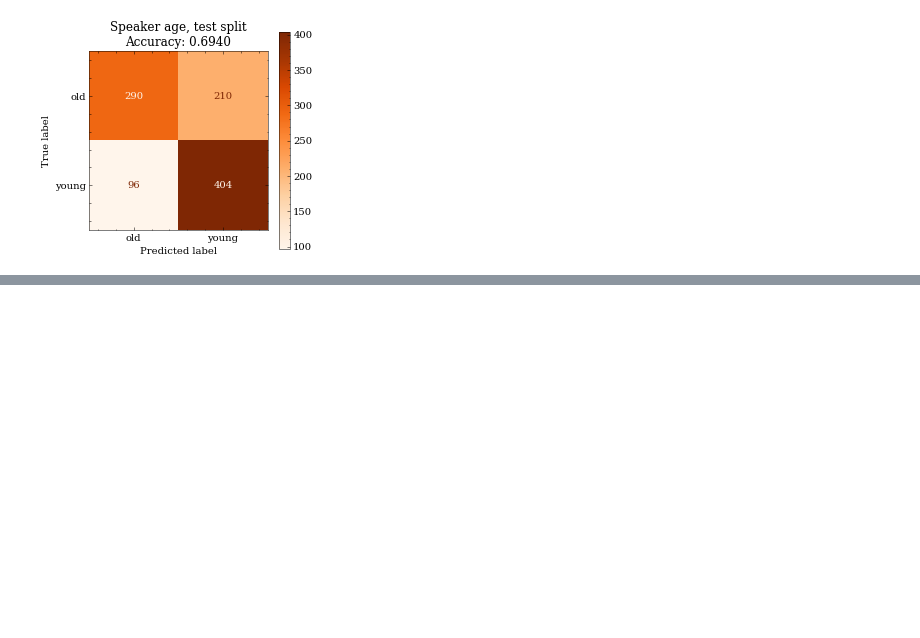
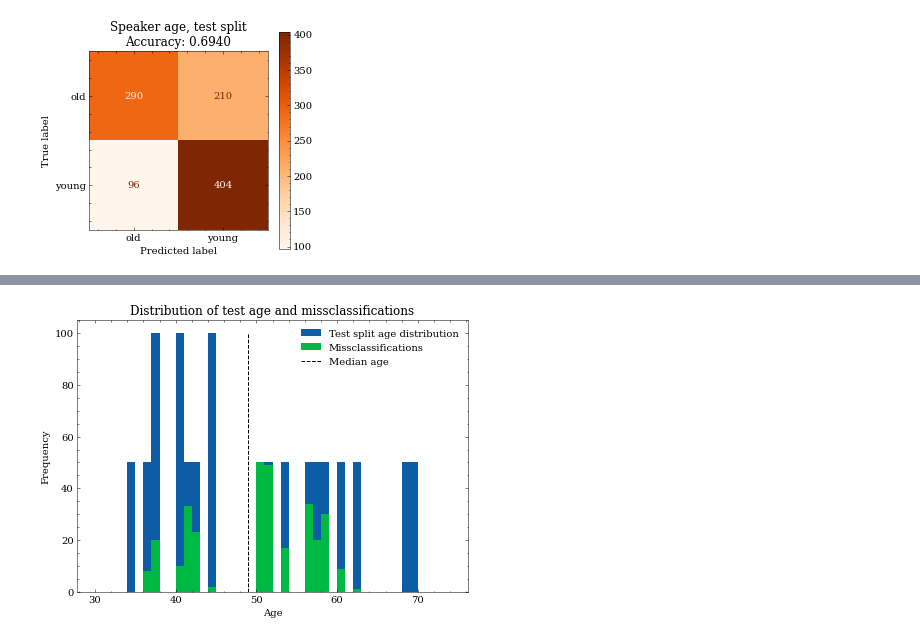
Before and after one commit to 5roop/task11, a Jupyter notebook: 009_analisis.ipynb, the cells around one changed output, grey strips where cells are left out. Saved outputs shown, nothing was run; the diff lists cells and outputs as text; code cells hidden in the pictures; blank space fills up the shorter version.

Commit message:
Added to analysis (plots of missclassifications)

```diff
--- a/009_analisis.ipynb
+++ b/009_analisis.ipynb
@@ -129,0 +130,24 @@ plt.show()
+# %%
+test = pd.read_csv(df.loc[9, "eval_file"])
+
+test["y_pred"] = df.loc[9, "y_pred"]
+test["y_true"] = df.loc[9, "y_true"]
+test["missclassified"] = test.y_pred != test.y_true
+# %%
+fig, ax = plt.subplots(figsize=(7, 5))
+r = range(30, 75, 1)
+
+test.Speaker_age_at_recording.plot.hist(bins=r, ax=ax, label="Test split age distribution")
+test.Speaker_age_at_recording[test.missclassified].plot.hist(bins=r, ax=ax, label="Missclassifications")
+ax.vlines(49, 0, 100, linestyles="dashed", label="Median age")
+plt.legend()
+plt.xlabel("Age")
+plt.title("Distribution of test age and missclassifications")
+
+fname = "images/009_age_missclassifications_histogram"
+
+plt.savefig(fname+".pdf")
+plt.savefig(fname+".png")
+plt.show()
+# %% [output]
+[figure, added]
```
Also changed, not shown: parts of 7 cells of this notebook, 9 other files.
